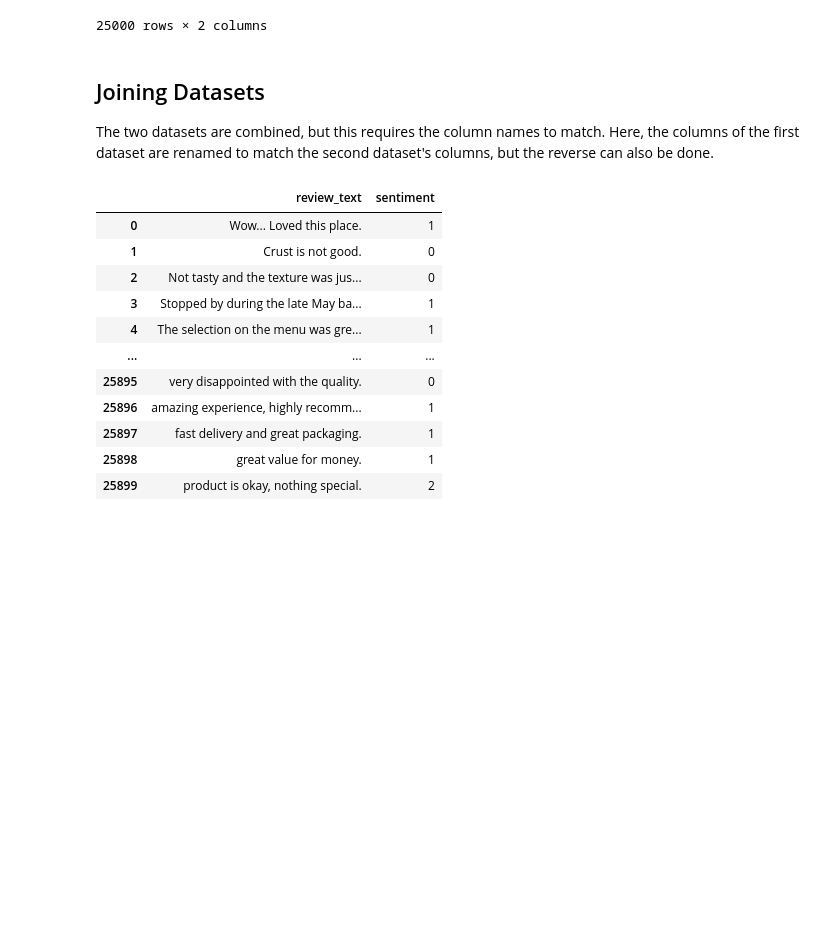
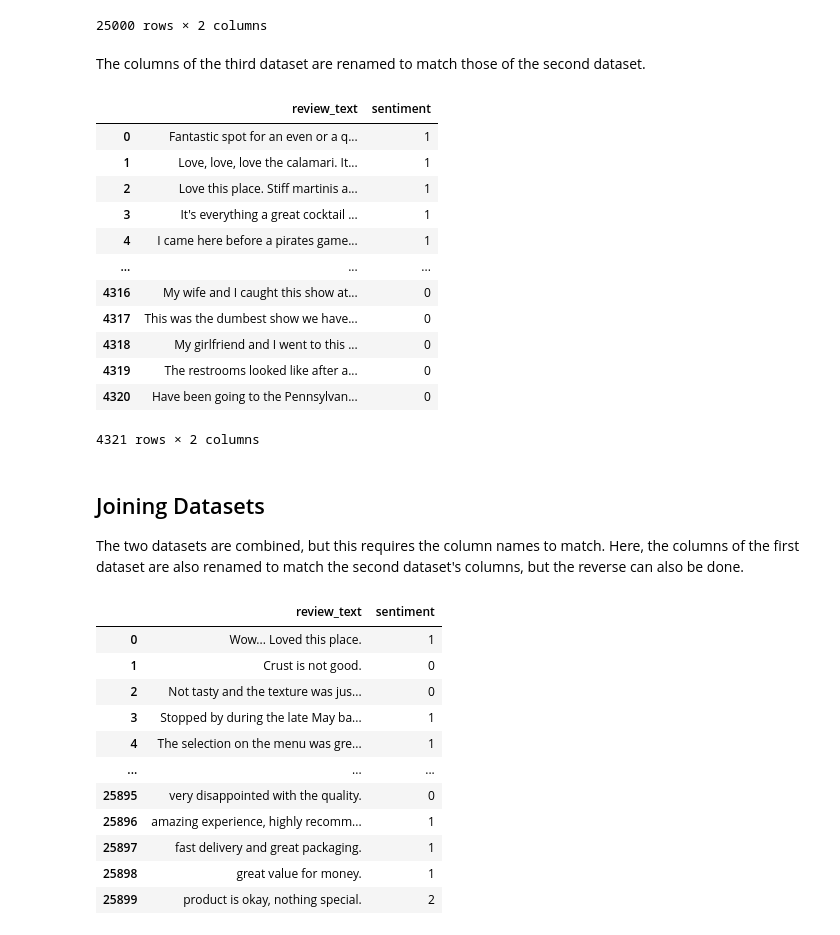
Before and after one commit to lawun330/nlp-sentiment-analysis-comparison, a Jupyter notebook: prep_data.ipynb, the cells around one changed output. Cells and saved outputs as stored; diff of their text form; code cells hidden in the pictures; blank space fills up the shorter version.

```diff
--- a/prep_data.ipynb
+++ b/prep_data.ipynb
@@ -127,10 +154,30 @@ df2
 | 24998 | great value for money. | 1 |
 | 24999 | product is okay, nothing special. | 2 |
 25000 rows × 2 columns
+# %% [markdown]
+The columns of the third dataset are renamed to match those of the second dataset.
+# %%
+# rename the columns of the third dataset
+df_test = df_test.rename(columns={'review': 'review_text', 'class': 'sentiment'})
+df_test
+# %% [output]
+|  | review_text | sentiment |
+| 0 | Fantastic spot for an even or a q... | 1 |
+| 1 | Love, love, love the calamari. It... | 1 |
+| 2 | Love this place. Stiff martinis a... | 1 |
+| 3 | It's everything a great cocktail ... | 1 |
+| 4 | I came here before a pirates game... | 1 |
+| ... | ... | ... |
+| 4316 | My wife and I caught this show at... | 0 |
+| 4317 | This was the dumbest show we have... | 0 |
+| 4318 | My girlfriend and I went to this ... | 0 |
+| 4319 | The restrooms looked like after a... | 0 |
+| 4320 | Have been going to the Pennsylvan... | 0 |
+4321 rows × 2 columns
 # %% [markdown]
 ## Joining Datasets
 
-The two datasets are combined, but this requires the column names to match. Here, the columns of the first dataset are renamed to match the second dataset's columns, but the reverse can also be done.
+The two datasets are combined, but this requires the column names to match. Here, the columns of the first dataset are also renamed to match the second dataset's columns, but the reverse can also be done.
 # %%
 # rename the columns of the first dataset
 df1 = df1.rename(columns={'Review': 'review_text', 'Liked': 'sentiment'})
```
Also changed, not shown: parts of 22 cells of this notebook.
